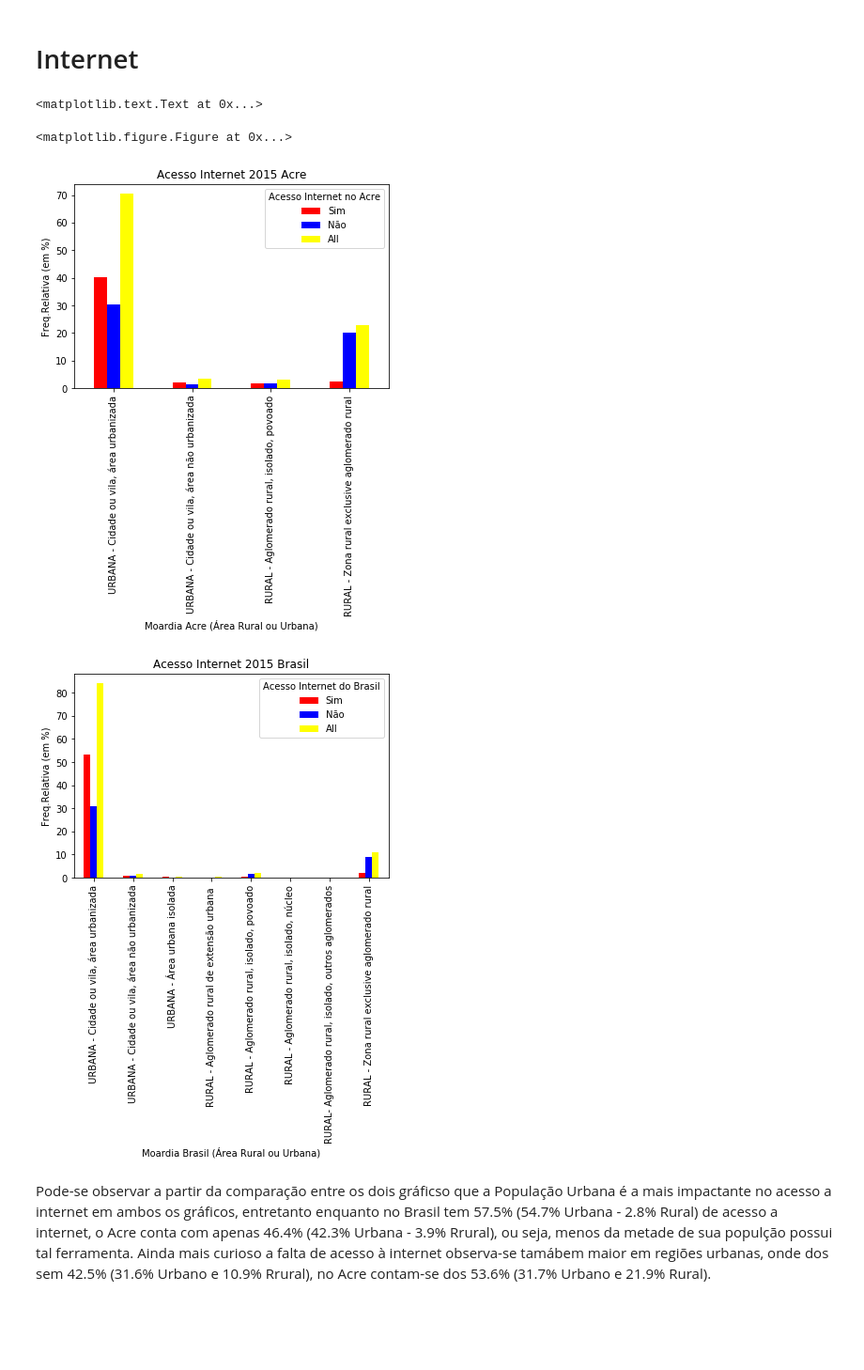
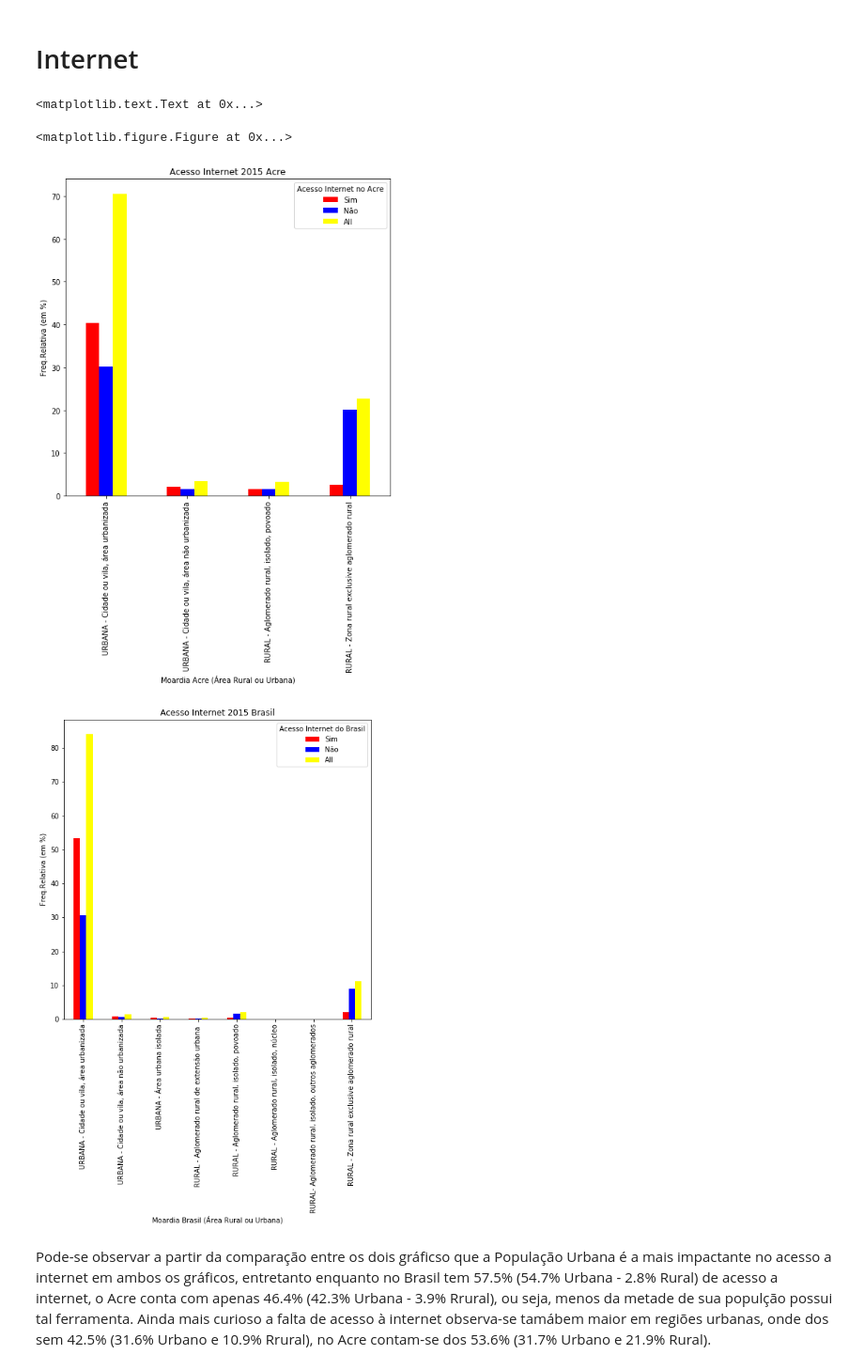
Before and after one commit to pedrodias98/Projeto1-CD, a Jupyter notebook: Projeto1 _FINAL_Layout.ipynb, the cells around one changed output. Shown at 94% size. Cells and saved outputs as stored; diff of their text form; code cells hidden in the pictures; blank space fills up the shorter version.

```diff
--- a/Projeto1 _FINAL_Layout.ipynb
+++ b/Projeto1 _FINAL_Layout.ipynb
@@ -329,19 +329,19 @@ Moradia_TVBr2015
 # %%
 fig = plt.figure(figsize = (20,5))
 
-Moradia_Internet2015[:-1].plot(kind='bar', color=('red', 'blue','yellow','purple','violet','Brown','Pink','Green'), legend=True)
+Moradia_Internet2015[:-1].plot(kind='bar',figsize = (8,8), color=('red', 'blue','yellow','purple','violet','Brown','Pink','Green'), legend=True)
 plt.title("Acesso Internet 2015 Acre")
 plt.ylabel('Freq.Relativa (em %)')
 
 
-Moradia_InternetBr2015[:-1].plot(kind='bar', color=('red', 'blue','yellow','purple','violet','Brown','Pink','Green'), legend=True)
+Moradia_InternetBr2015[:-1].plot(kind='bar', figsize = (8,8), color=('red', 'blue','yellow','purple','violet','Brown','Pink','Green'), legend=True)
 plt.title("Acesso Internet 2015 Brasil")
 plt.ylabel('Freq.Relativa (em %)')
 # %% [output]
 <matplotlib.text.Text at 0x...>
 <matplotlib.figure.Figure at 0x...>
-[figure, old version]
+[figure, new version]
-[figure, old version]
+[figure, new version]
 # %% [markdown]
 Pode-se observar a partir da comparação entre os dois gráficso que a População Urbana é a mais impactante no acesso a internet em ambos os gráficos, entretanto enquanto no Brasil tem 57.5% (54.7% Urbana - 2.8% Rural) de acesso a internet, o Acre conta com  apenas 46.4% (42.3% Urbana - 3.9% Rrural), ou seja, menos da metade de sua populção possui tal ferramenta. Ainda mais curioso a falta de acesso à internet observa-se tamábem maior em regiões urbanas, onde dos sem 42.5% (31.6% Urbano e 10.9% Rrural), no Acre contam-se dos 53.6% (31.7% Urbano e 21.9% Rural).
 # %% [markdown]
```
Also changed, not shown: parts of 18 cells of this notebook.
